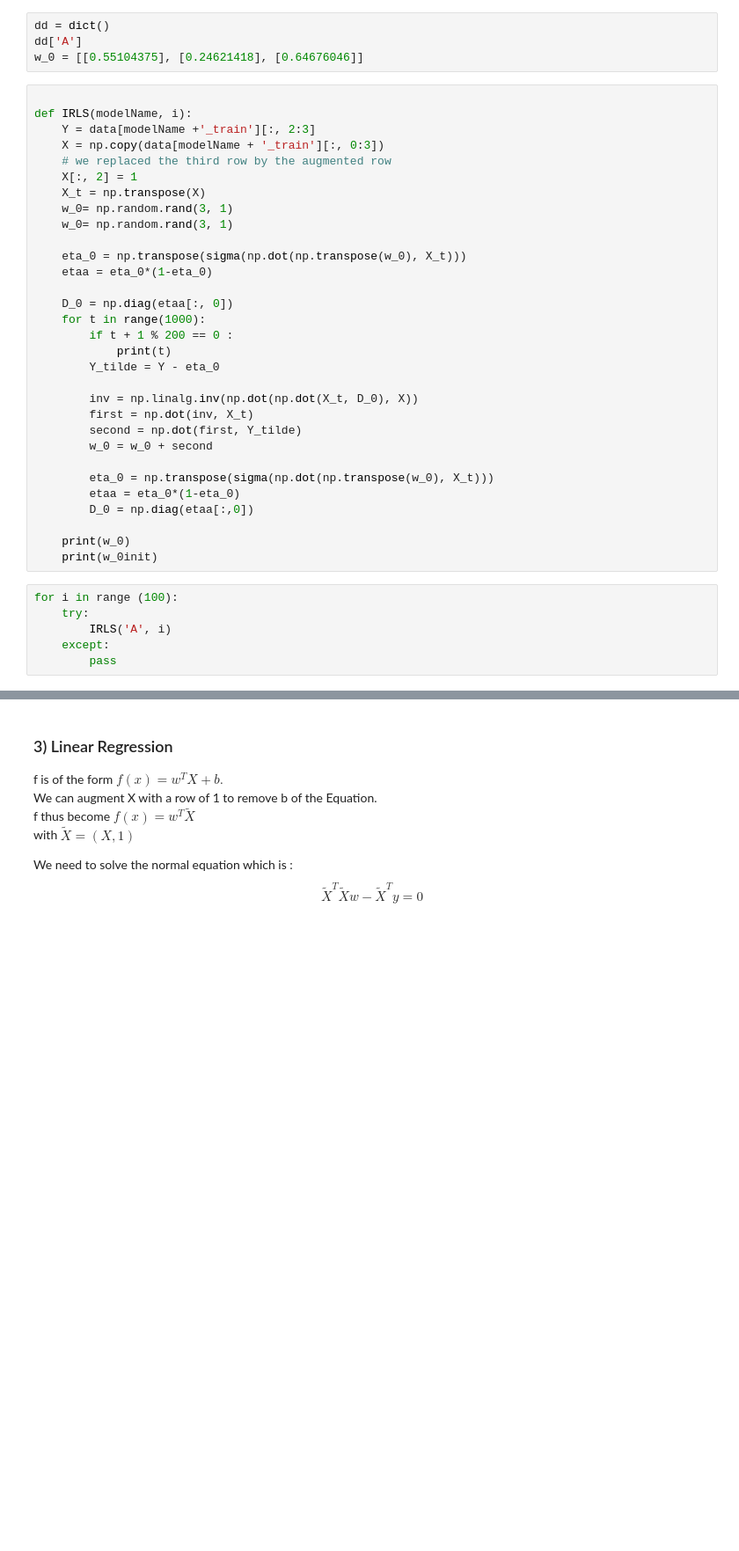
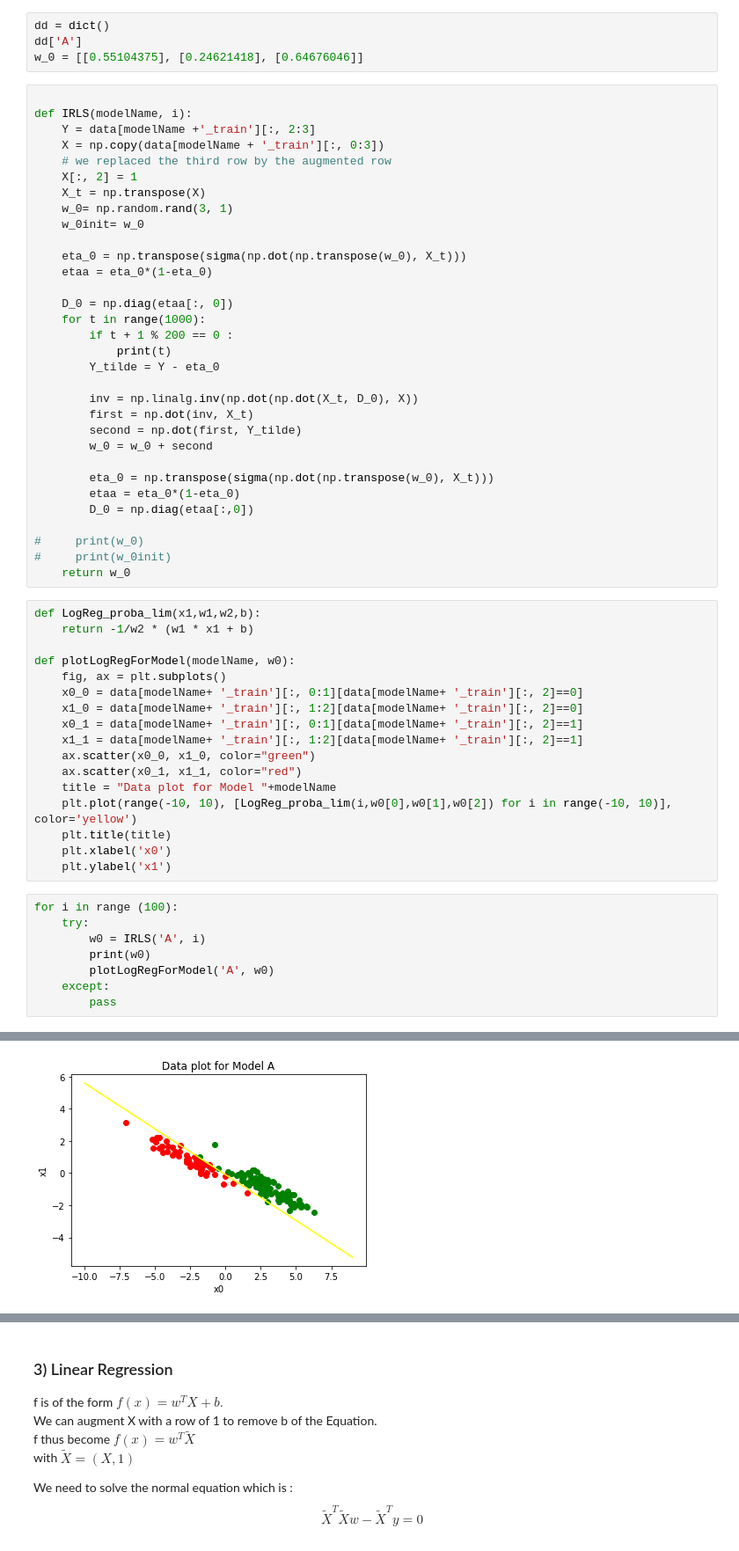
Before and after one commit to martinplouy/MVA, a Jupyter notebook: PGM/HW1/MVA_DM1_DELAFOURNIERE_PLOUY.ipynb, the cells around one changed output, grey strips where cells are left out. Shown at 88% size. Cells and saved outputs as stored; diff of their text form; blank space fills up the shorter version.

```diff
--- a/PGM/HW1/MVA_DM1_DELAFOURNIERE_PLOUY.ipynb
+++ b/PGM/HW1/MVA_DM1_DELAFOURNIERE_PLOUY.ipynb
@@ -36,7 +41,7 @@ def IRLS(modelName, i):
     X[:, 2] = 1
     X_t = np.transpose(X)
     w_0= np.random.rand(3, 1)
-    w_0= np.random.rand(3, 1)
+    w_0init= w_0
 
     eta_0 = np.transpose(sigma(np.dot(np.transpose(w_0), X_t)))
     etaa = eta_0*(1-eta_0)
@@ -56,12 +61,32 @@ def IRLS(modelName, i):
         etaa = eta_0*(1-eta_0)
         D_0 = np.diag(etaa[:,0])
 
-    print(w_0)
-    print(w_0init)
+#     print(w_0)
+#     print(w_0init)
+    return w_0
+# %%
+def LogReg_proba_lim(x1,w1,w2,b):
+    return -1/w2 * (w1 * x1 + b)
+
+def plotLogRegForModel(modelName, w0):
+    fig, ax = plt.subplots()
+    x0_0 = data[modelName+ '_train'][:, 0:1][data[modelName+ '_train'][:, 2]==0]
+    x1_0 = data[modelName+ '_train'][:, 1:2][data[modelName+ '_train'][:, 2]==0]
+    x0_1 = data[modelName+ '_train'][:, 0:1][data[modelName+ '_train'][:, 2]==1]
+    x1_1 = data[modelName+ '_train'][:, 1:2][data[modelName+ '_train'][:, 2]==1]
+    ax.scatter(x0_0, x1_0, color="green")
+    ax.scatter(x0_1, x1_1, color="red")
+    title = "Data plot for Model "+modelName
+    plt.plot(range(-10, 10), [LogReg_proba_lim(i,w0[0],w0[1],w0[2]) for i in range(-10, 10)], color='yellow')
+    plt.title(title)
+    plt.xlabel('x0')
+    plt.ylabel('x1')
 # %%
 for i in range (100):
     try:
-        IRLS('A', i)
+        w0 = IRLS('A', i)
+        print(w0)
+        plotLogRegForModel('A', w0)
     except:
         pass
 # %% [output]
@@ -70,0 +96 @@ for i in range (100):
+[figure, added]
```
Also changed, not shown: parts of 3 cells of this notebook.
